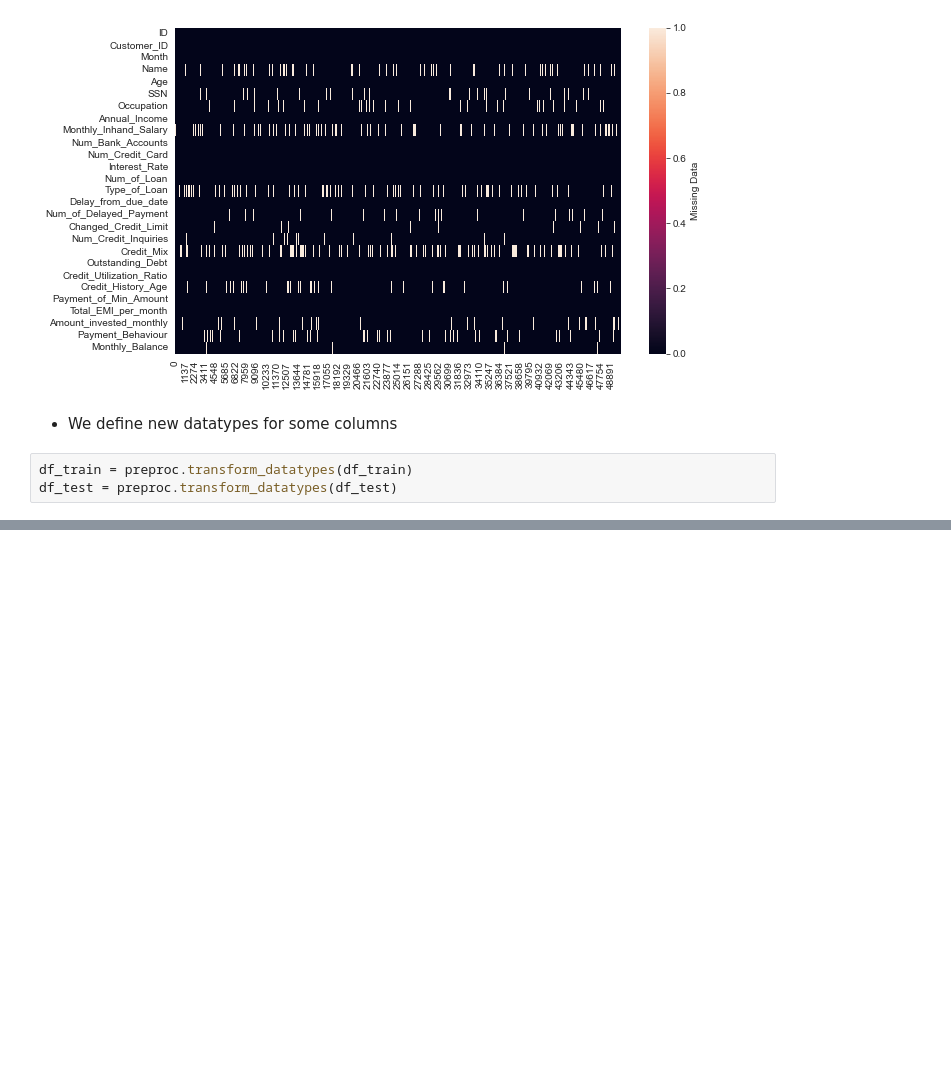
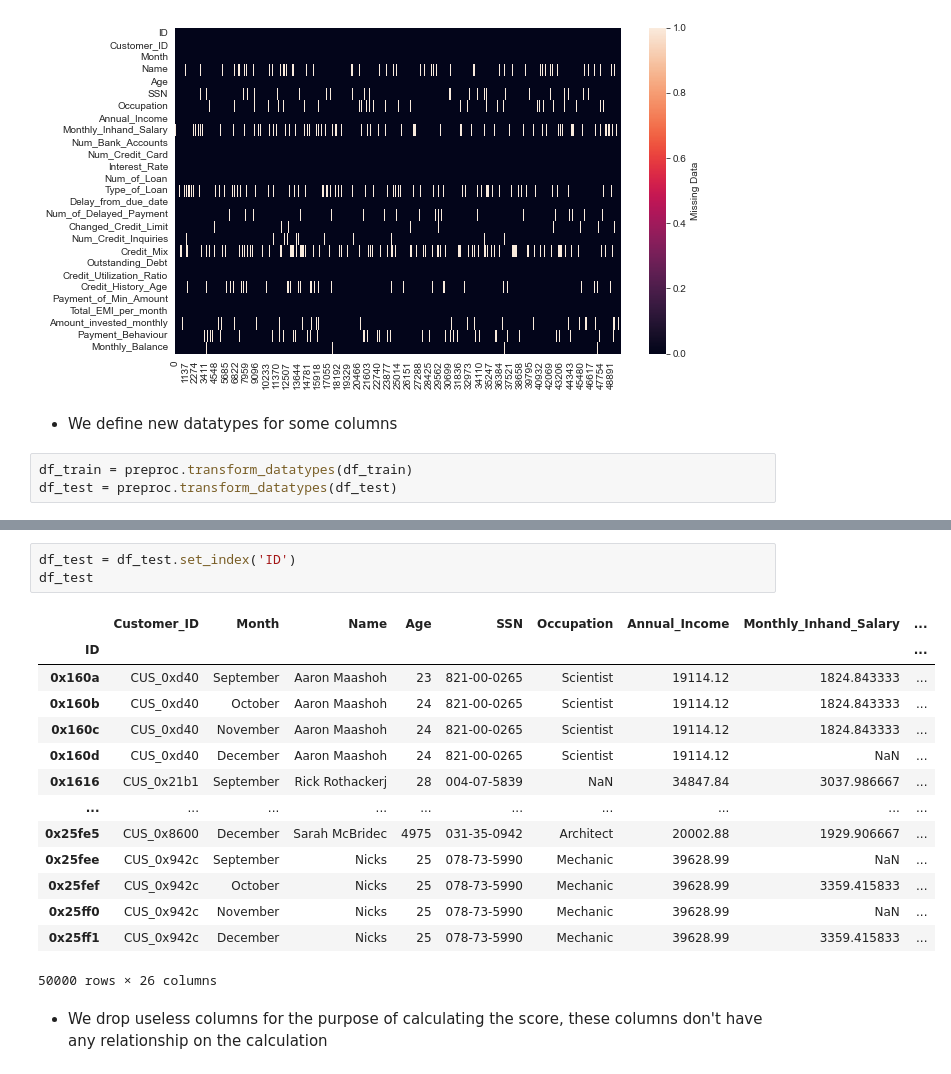
Before and after one commit to sergioKmoralesV/ai-proj-methodology-final, a Jupyter notebook: notebooks/eda.ipynb, the cells around one changed output, grey strips where cells are left out. Drawn from its saved outputs; the diff is of its cells as text; blank space fills up the shorter version.

Commit message:
Added drop and some other datatype chagnes

```diff
--- a/notebooks/eda.ipynb
+++ b/notebooks/eda.ipynb
@@ -199,0 +220,20 @@ memory usage: 21.4+ MB
+# %%
+df_test = df_test.set_index('ID')
+df_test
+# %% [output]
+|  | Customer_ID | Month | Name | Age | SSN | Occupation | Annual_Income | Monthly_Inhand_Salary | ... |
+| ID |  |  |  |  |  |  |  |  | ... |
+| 0x160a | CUS_0xd40 | September | Aaron Maashoh | 23 | 821-00-0265 | Scientist | 19114.12 | 1824.843333 | ... |
+| 0x160b | CUS_0xd40 | October | Aaron Maashoh | 24 | 821-00-0265 | Scientist | 19114.12 | 1824.843333 | ... |
+| 0x160c | CUS_0xd40 | November | Aaron Maashoh | 24 | 821-00-0265 | Scientist | 19114.12 | 1824.843333 | ... |
+| 0x160d | CUS_0xd40 | December | Aaron Maashoh | 24 | 821-00-0265 | Scientist | 19114.12 | NaN | ... |
+| 0x1616 | CUS_0x21b1 | September | Rick Rothackerj | 28 | 004-07-5839 | NaN | 34847.84 | 3037.986667 | ... |
+| ... | ... | ... | ... | ... | ... | ... | ... | ... | ... |
+| 0x25fe5 | CUS_0x8600 | December | Sarah McBridec | 4975 | 031-35-0942 | Architect | 20002.88 | 1929.906667 | ... |
+| 0x25fee | CUS_0x942c | September | Nicks | 25 | 078-73-5990 | Mechanic | 39628.99 | NaN | ... |
+| 0x25fef | CUS_0x942c | October | Nicks | 25 | 078-73-5990 | Mechanic | 39628.99 | 3359.415833 | ... |
+| 0x25ff0 | CUS_0x942c | November | Nicks | 25 | 078-73-5990 | Mechanic | 39628.99 | NaN | ... |
+| 0x25ff1 | CUS_0x942c | December | Nicks | 25 | 078-73-5990 | Mechanic | 39628.99 | 3359.415833 | ... |
+50000 rows × 26 columns
+# %% [markdown]
+- We drop useless columns for the purpose of calculating the score, these columns don't have any relationship on the calculation
```
Also changed, not shown: parts of 4 cells of this notebook, 4 other files.
